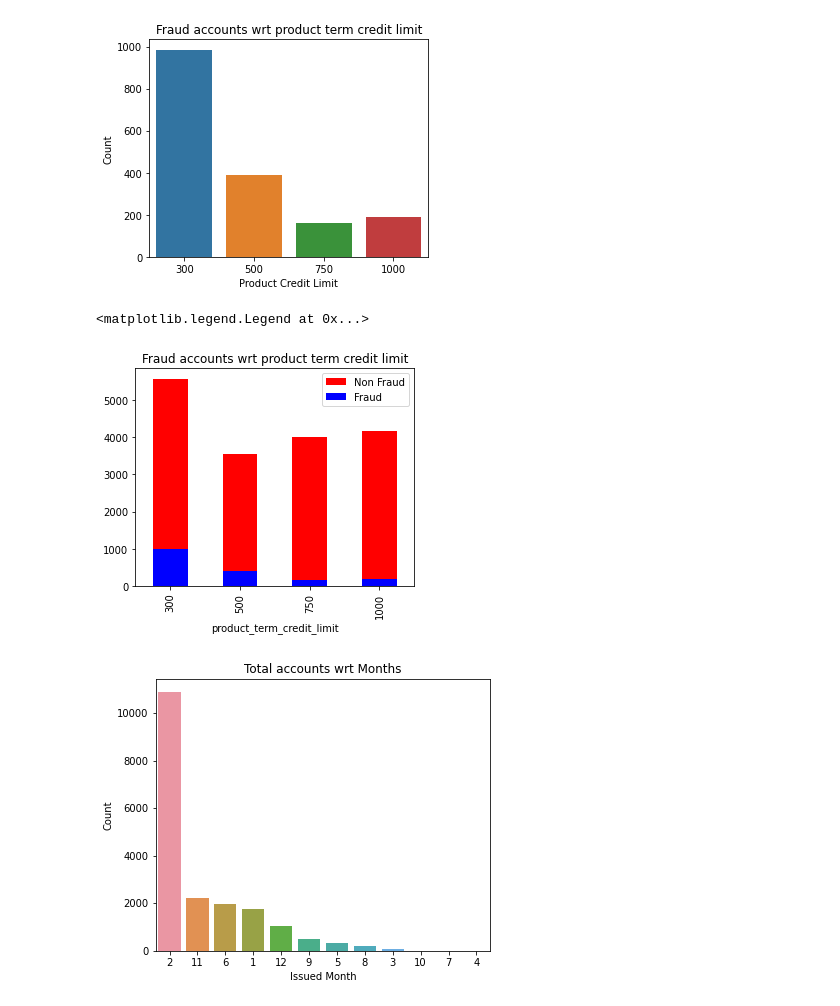
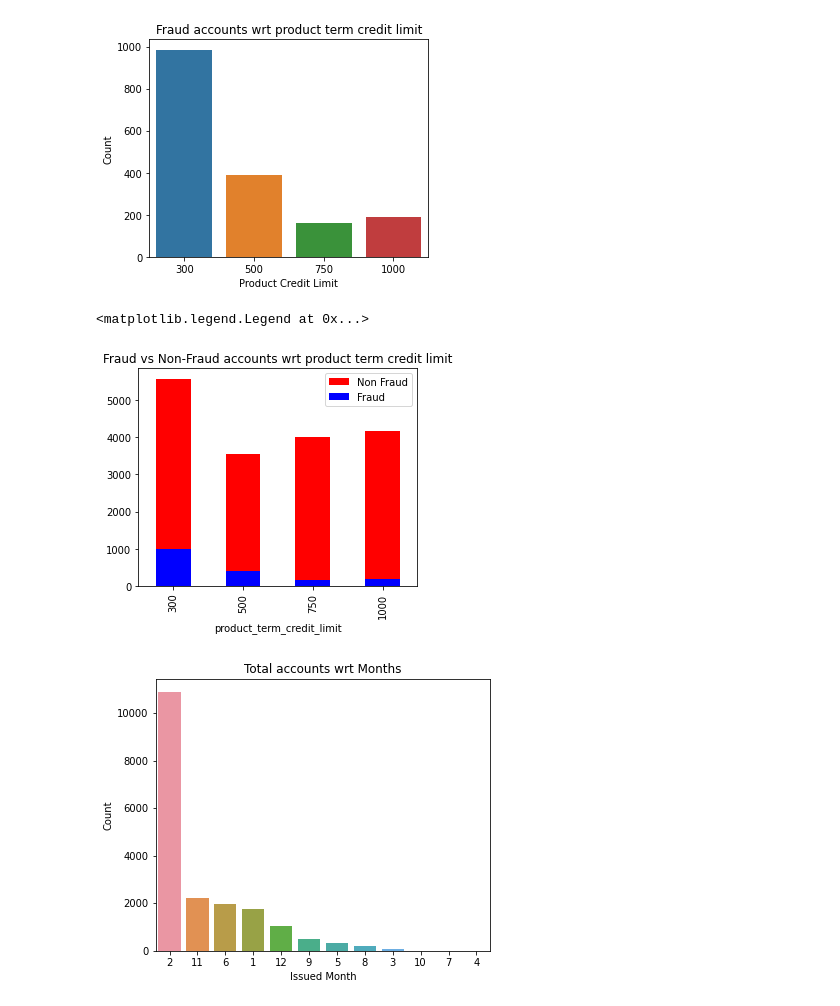
Before and after one commit to madhusanthan/Credit-Fraud-Risk-Model, a Jupyter notebook: EDA.ipynb, the cells around one changed output. Saved outputs shown, nothing was run; the diff lists cells and outputs as text; code cells hidden in the pictures.

```diff
--- a/EDA.ipynb
+++ b/EDA.ipynb
@@ -244,11 +258,11 @@ size_NF = grouped_NF.size()
 # %%
 size_NF.plot(subplots=True, kind='bar',color = 'r', figsize= (5,4), label = "Non Fraud")
 size1.plot(subplots=True,kind='bar',color = 'b', figsize= (5,4), label = "Fraud")
-plt.title('Fraud accounts wrt product term credit limit')
+plt.title('Fraud vs Non-Fraud accounts wrt product term credit limit')
 plt.legend()
 # %% [output]
 <matplotlib.legend.Legend at 0x...>
-[figure, old version]
+[figure, new version]
 # %%
 plt.figure(figsize=(6,5))
 plt.title('Total accounts wrt Months')
```
Also changed, not shown: parts of 15 cells of this notebook.
